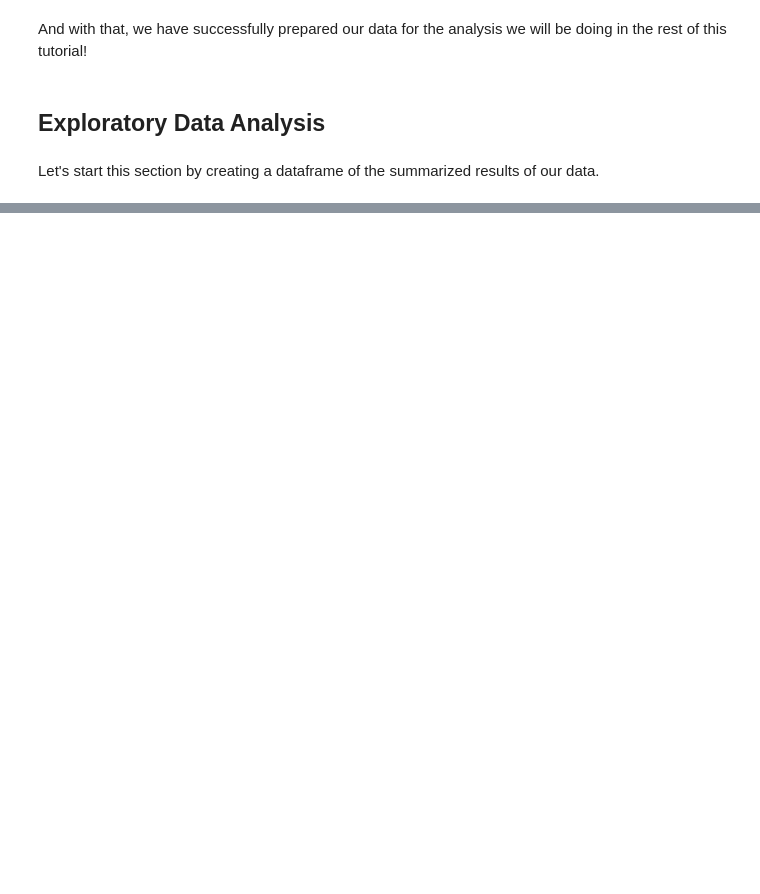
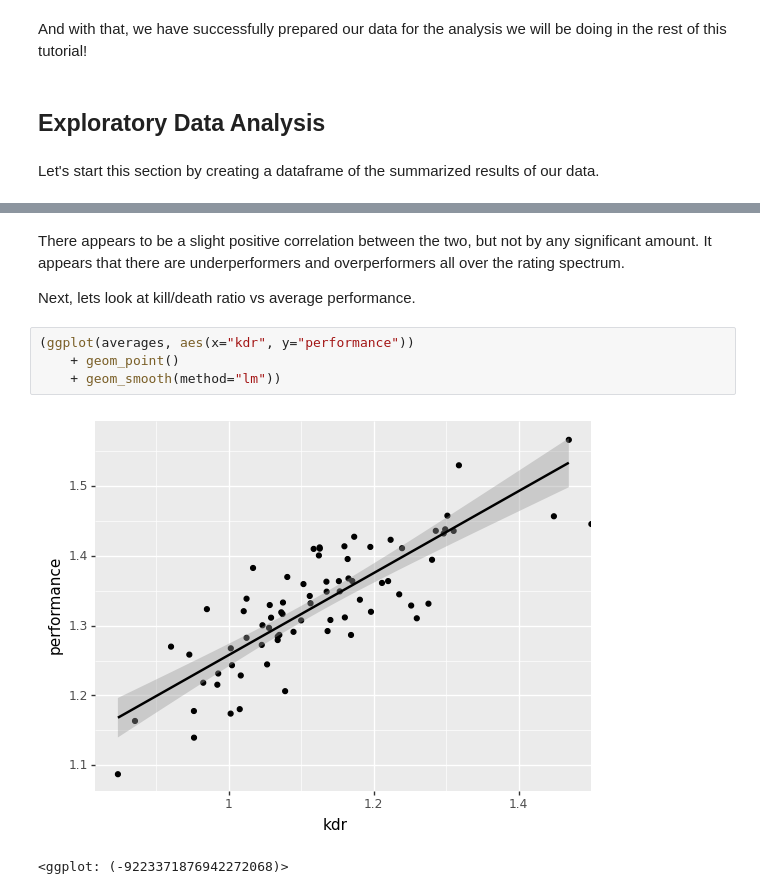
Before and after one commit to SphinxNumberNine/CS-GO-Data-Analysis, a Jupyter notebook: report.ipynb, the cells around one changed output, grey strips where cells are left out. Saved outputs shown, nothing was run; the diff lists cells and outputs as text; blank space fills up the shorter version.

```diff
--- a/report.ipynb
+++ b/report.ipynb
@@ -454,0 +522,11 @@ With that out of the way, we are free to start graphing some of our findings so
+# %% [markdown]
+There appears to be a slight positive correlation between the two, but not by any significant amount. It appears that there are underperformers and overperformers all over the rating spectrum.
+
+Next, lets look at kill/death ratio vs average performance.
+# %%
+(ggplot(averages, aes(x="kdr", y="performance"))
+    + geom_point()
+    + geom_smooth(method="lm"))
+# %% [output]
+[figure, added]
+<ggplot: (-9223371876942272068)>
```
Also changed, not shown: parts of 45 cells of this notebook, 1 other file.
